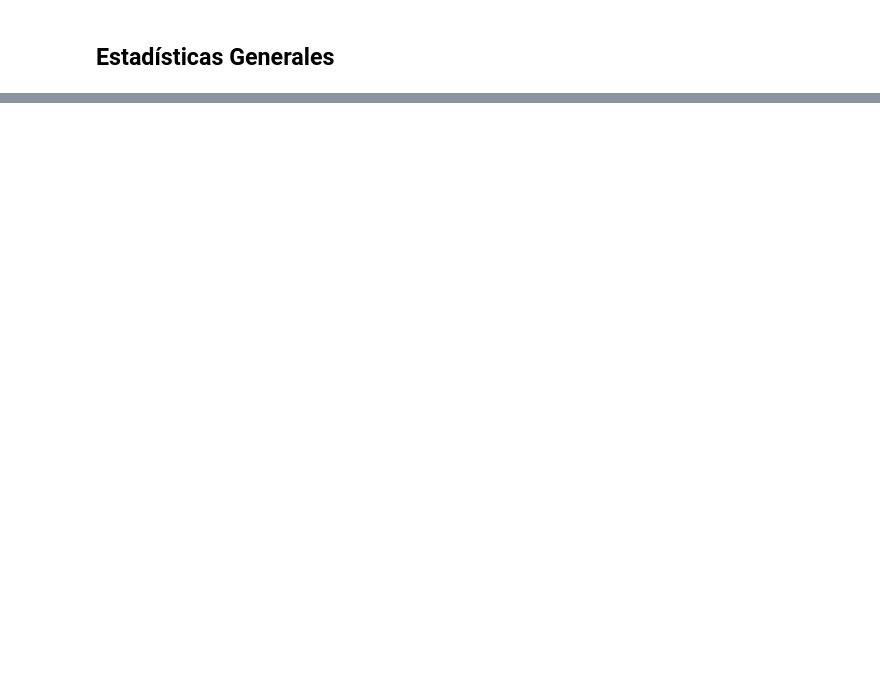
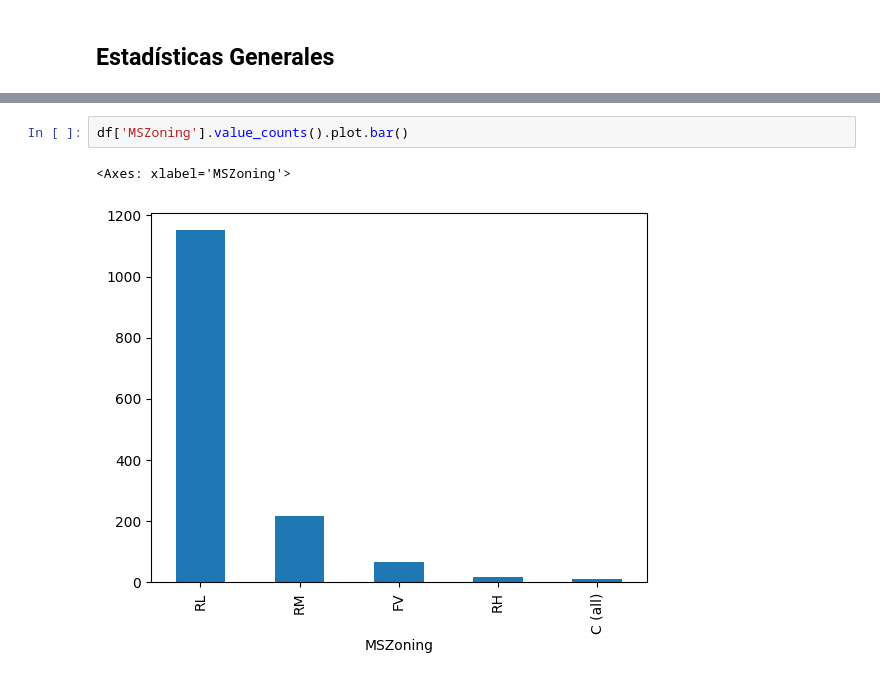
Before and after one commit to andrescastro-itm/AI_ITM, a Jupyter notebook: Clase 2/EDA.ipynb, the cells around one changed output, grey strips where cells are left out. Saved outputs shown, nothing was run; the diff lists cells and outputs as text; blank space fills up the shorter version.

```diff
--- a/Clase 2/EDA.ipynb
+++ b/Clase 2/EDA.ipynb
@@ -141,0 +185,5 @@ ValueError: could not convert string to float: 'RL'
+# %%
+df['MSZoning'].value_counts().plot.bar()
+# %% [output]
+<Axes: xlabel='MSZoning'>
+[figure, added]
```
Also changed, not shown: parts of 13 cells of this notebook.
